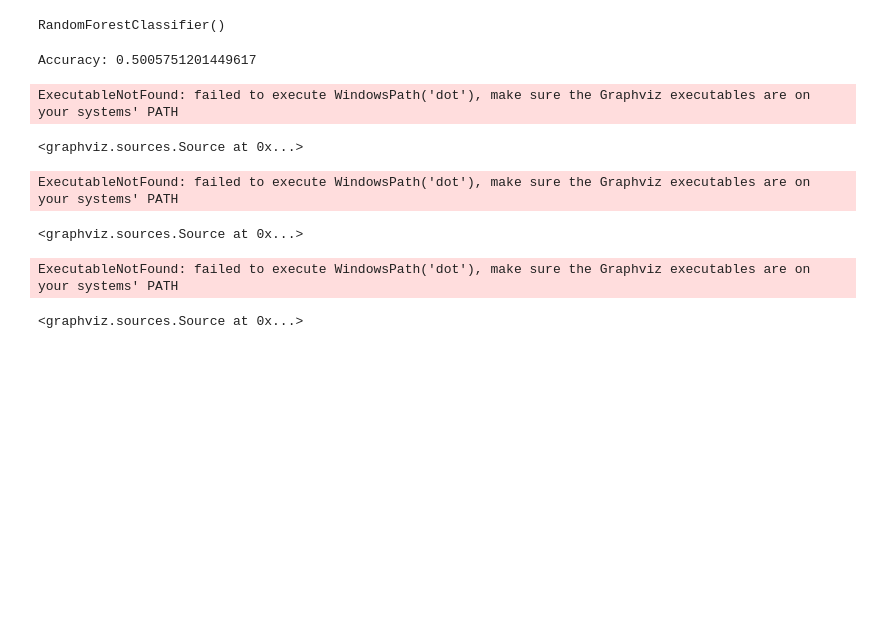
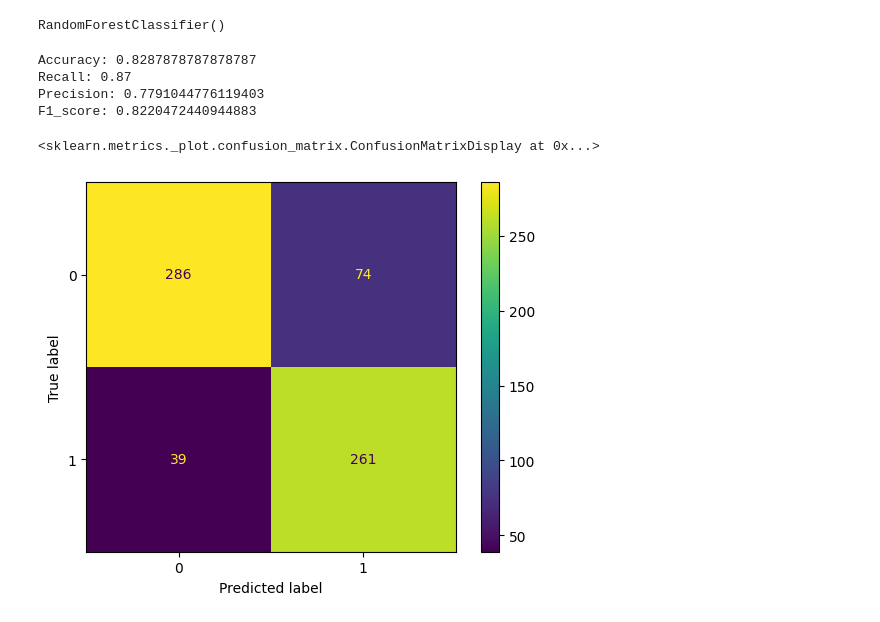
Before and after one commit to Smohamed10/Tumors-Classification-With-Different-Classifiers, a Jupyter notebook: Classifiers/RandomForest.ipynb, the cells around one changed output. Saved outputs shown, nothing was run; the diff lists cells and outputs as text; code cells hidden in the pictures; blank space fills up the shorter version.

```diff
--- a/Classifiers/RandomForest.ipynb
+++ b/Classifiers/RandomForest.ipynb
@@ -45,7 +44,23 @@ Y = df['final_status']
+# %%
+datadir='../Dataset/test/'
+
+# read train dataaaaaa
+for i in Categories:
+    path=os.path.join(datadir,i)
+    for img in os.listdir(path):
+        img_array=cv2.imread(os.path.join(path,img))
+        img_resized=cv2.resize(img_array,(150,150))
+        flat_data_arr_test.append(img_resized.flatten())
+        target_arr_test.append(Categories.index(i))
+flat_data_arr_test=np.array(flat_data_arr_test)
+target_test=np.array(target_arr_test)
+# %%
+X=flat_data
+Y=target
 # %%
 X_train , y_train  = X,Y
-X_test=df_test.drop(['final_status'], axis = 1)
-y_test =df_test['final_status']
+X_test=flat_data_arr_test
+y_test =target_test
 # %%
 rf = RandomForestClassifier()
 rf.fit(X_train, y_train)
@@ -53,27 +68,27 @@ rf.fit(X_train, y_train)
 RandomForestClassifier()
 # %%
 y_pred = rf.predict(X_test)
-# %%
-accuracy = accuracy_score(y_test, y_pred)
-print("Accuracy:", accuracy)
-# %% [output]
-Accuracy: 0.5005751201449617
-# %%
-# Export the first three decision trees from the forest
-for i in range(3):
-    tree = rf.estimators_[i]
-    dot_data = export_graphviz(tree,
-                               feature_names=X_train.columns,
-                               filled=True,
-                               max_depth=2,
-                               impurity=False,
-                               proportion=True)
-    graph = graphviz.Source(dot_data)
-    display(graph)
-# %% [output]
-ExecutableNotFound: failed to execute WindowsPath('dot'), make sure the Graphviz executables are on your systems' PATH
-<graphviz.sources.Source at 0x...>
-ExecutableNotFound: failed to execute WindowsPath('dot'), make sure the Graphviz executables are on your systems' PATH
-<graphviz.sources.Source at 0x...>
-ExecutableNotFound: failed to execute WindowsPath('dot'), make sure the Graphviz executables are on your systems' PATH
-<graphviz.sources.Source at 0x...>
+# %%
+accuracy = accuracy_score(y_test, y_pred)
+print('Accuracy:', accuracy)
+recall = recall_score(y_test, y_pred, zero_division=1)
+
+print('Recall:', recall)
+# Calculate precision and recall with zero_division parameter
+precision = precision_score(y_test, y_pred, zero_division=1)
+
+print('Precision:', precision)
+f1 = f1_score(y_test,y_pred)
+print('F1_score:', f1)
+
+# Create the confusion matrix
+cm = confusion_matrix(y_test, y_pred)
+
+ConfusionMatrixDisplay(confusion_matrix=cm).plot()
+# %% [output]
+Accuracy: 0.8287878787878787
+Recall: 0.87
+Precision: 0.7791044776119403
+F1_score: 0.8220472440944883
+<sklearn.metrics._plot.confusion_matrix.ConfusionMatrixDisplay at 0x...>
+[figure, added]
```
Also changed, not shown: parts of 9 cells of this notebook, 3 other files.
